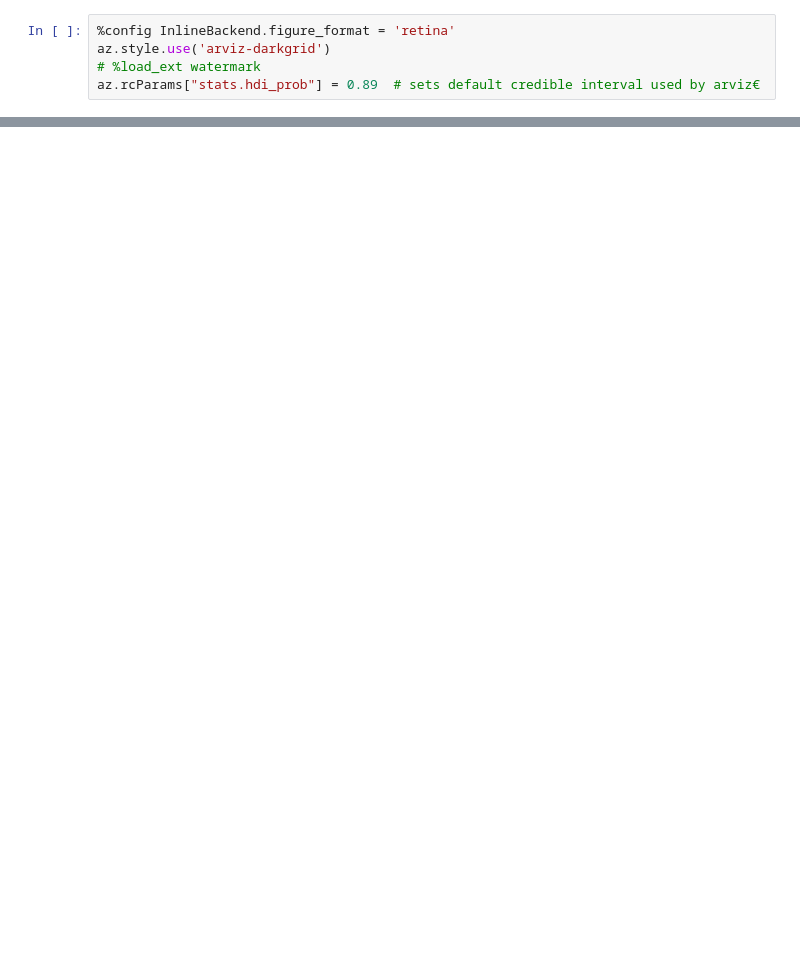
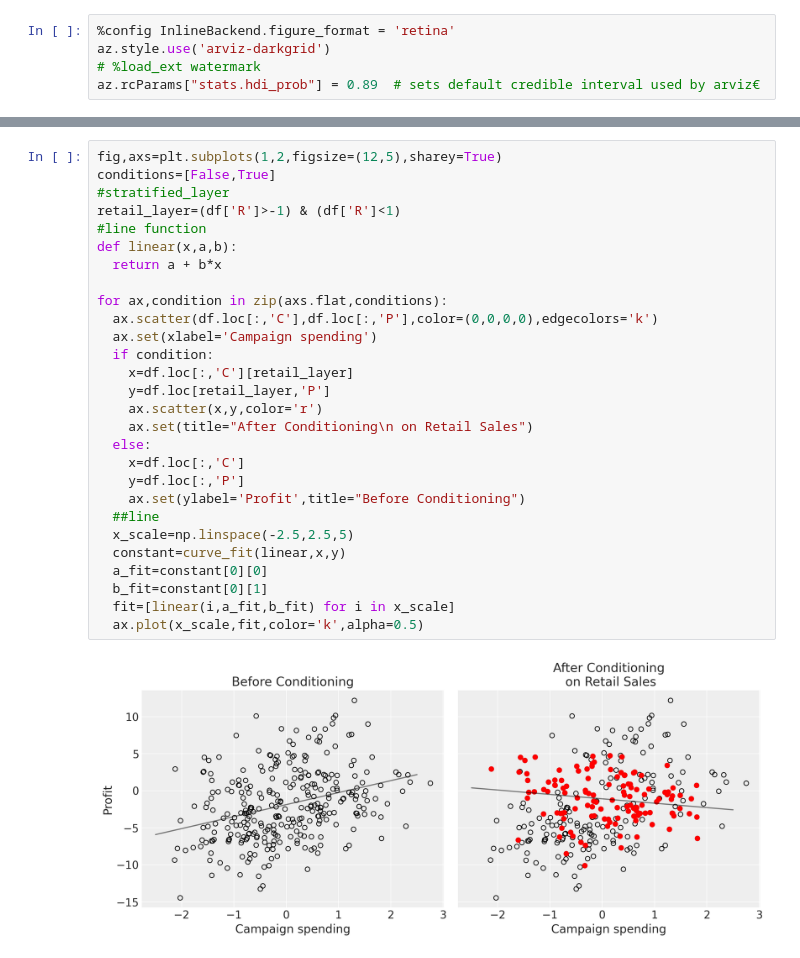
Before and after one commit to roesta07/How-Business-Strategies-can-create-bias, a Jupyter notebook: strategy_analysis.ipynb, the cells around one changed output, grey strips where cells are left out. Drawn from its saved outputs; the diff is of its cells as text; blank space fills up the shorter version.

```diff
--- a/strategy_analysis.ipynb
+++ b/strategy_analysis.ipynb
@@ -132,0 +137,30 @@ az.summary(trace_1,var_names=['~mu'])
+# %%
+fig,axs=plt.subplots(1,2,figsize=(12,5),sharey=True)
+conditions=[False,True]
+#stratified_layer
+retail_layer=(df['R']>-1) & (df['R']<1)
+#line function
+def linear(x,a,b):
+  return a + b*x
+
+for ax,condition in zip(axs.flat,conditions):
+  ax.scatter(df.loc[:,'C'],df.loc[:,'P'],color=(0,0,0,0),edgecolors='k')
+  ax.set(xlabel='Campaign spending')
+  if condition:
+    x=df.loc[:,'C'][retail_layer]
+    y=df.loc[retail_layer,'P']
+    ax.scatter(x,y,color='r')
+    ax.set(title="After Conditioning\n on Retail Sales")
+  else:
+    x=df.loc[:,'C']
+    y=df.loc[:,'P']
+    ax.set(ylabel='Profit',title="Before Conditioning")
+  ##line
+  x_scale=np.linspace(-2.5,2.5,5)
+  constant=curve_fit(linear,x,y)
+  a_fit=constant[0][0]
+  b_fit=constant[0][1]
+  fit=[linear(i,a_fit,b_fit) for i in x_scale]
+  ax.plot(x_scale,fit,color='k',alpha=0.5)
+# %% [output]
+[figure, added]
```
Also changed, not shown: parts of 9 cells of this notebook.
